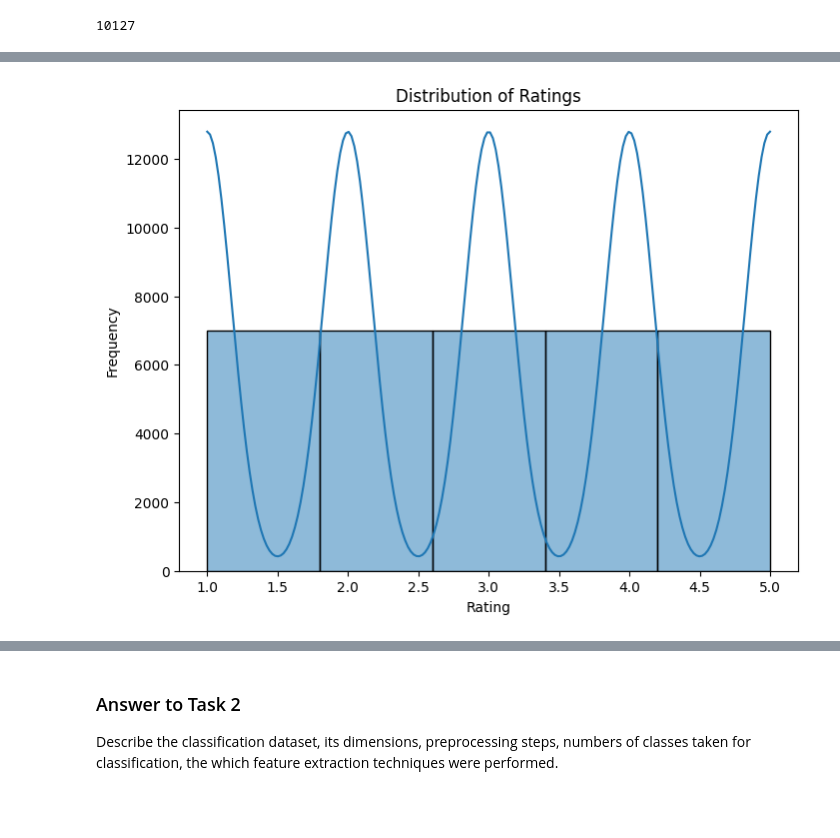
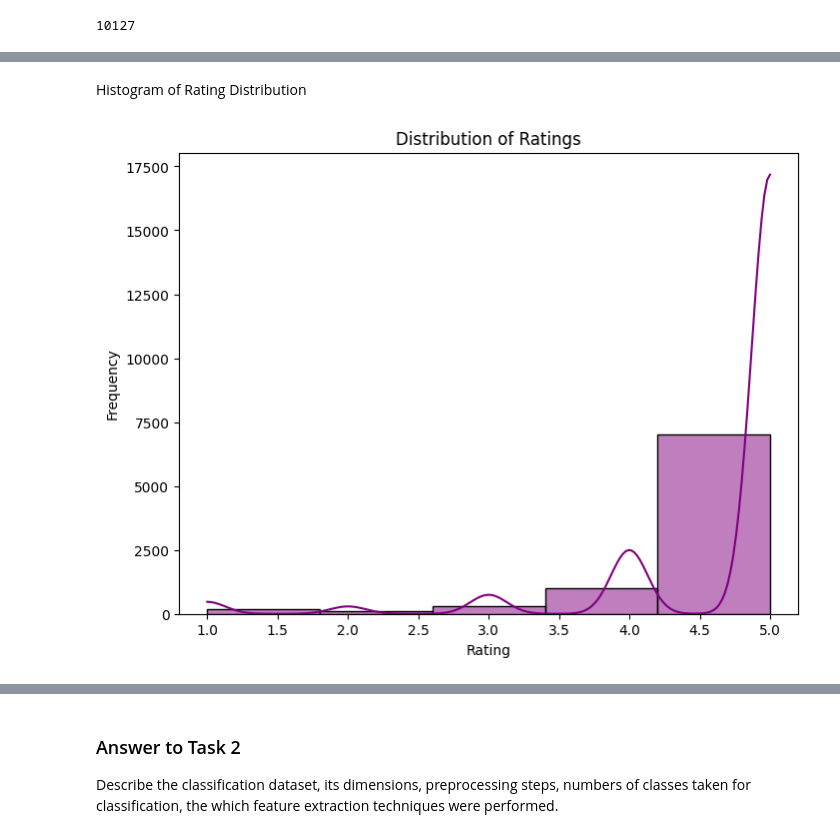
Before and after one commit to j-ranasinghe/nlp_cw, a Jupyter notebook: Solution_GroupH.ipynb, the cells around one changed output, grey strips where cells are left out. Drawn from its saved outputs; the diff is of its cells as text; code cells hidden in the pictures; blank space fills up the shorter version.

```diff
--- a/Solution_GroupH.ipynb
+++ b/Solution_GroupH.ipynb
@@ -167 +175,25 @@ plt.show()
+# %%
+def clean_text(text):
+    # Remove digits
+    text = re.sub(r'\d+', '', text)
+    # Remove special characters and punctuation
+    text = re.sub(r'[^\w\s]', '', text)
+    # Reduce repeated characters (like "loooove" to "loove")
+    text = re.sub(r'(.)\1{2,}', r"\1\1", text)
+    # Convert to lowercase
+    text = text.lower()
+    # Remove punctuation
+    text = text.translate(str.maketrans('', '', string.punctuation))
+    # Remove trailing and extra whitespaces
+    text = ' '.join(text.split())
+    return text
+# %%
+# cleaning the dataset
+df['text'] = df['text'].apply(clean_text)
+# %%
+# Drop rows where 'lang' is not 'en'
+df = df[df['lang'] == "en"].reset_index(drop=True)
+# %%
+columns_to_drop = ['review_length_words','review_length_chars']
+df.drop(columns=columns_to_drop, inplace=True)
 # %%
@@ -318,10 +391,11 @@ Name: count, dtype: int64
+# %% [markdown]
+Histogram of Rating Distribution
 # %%
-# Rating Distribution
 plt.figure(figsize=(8, 6))
-sns.histplot(resampled_data['rating'], bins=5, kde=True)
+sns.histplot(df_cleaned['rating'], bins=5, kde=True, color='purple')
 plt.title("Distribution of Ratings")
 plt.xlabel("Rating")
 plt.ylabel("Frequency")
 plt.show()
 # %% [output]
-[figure, old version]
+[figure, new version]
```
Also changed, not shown: parts of 106 cells of this notebook.
